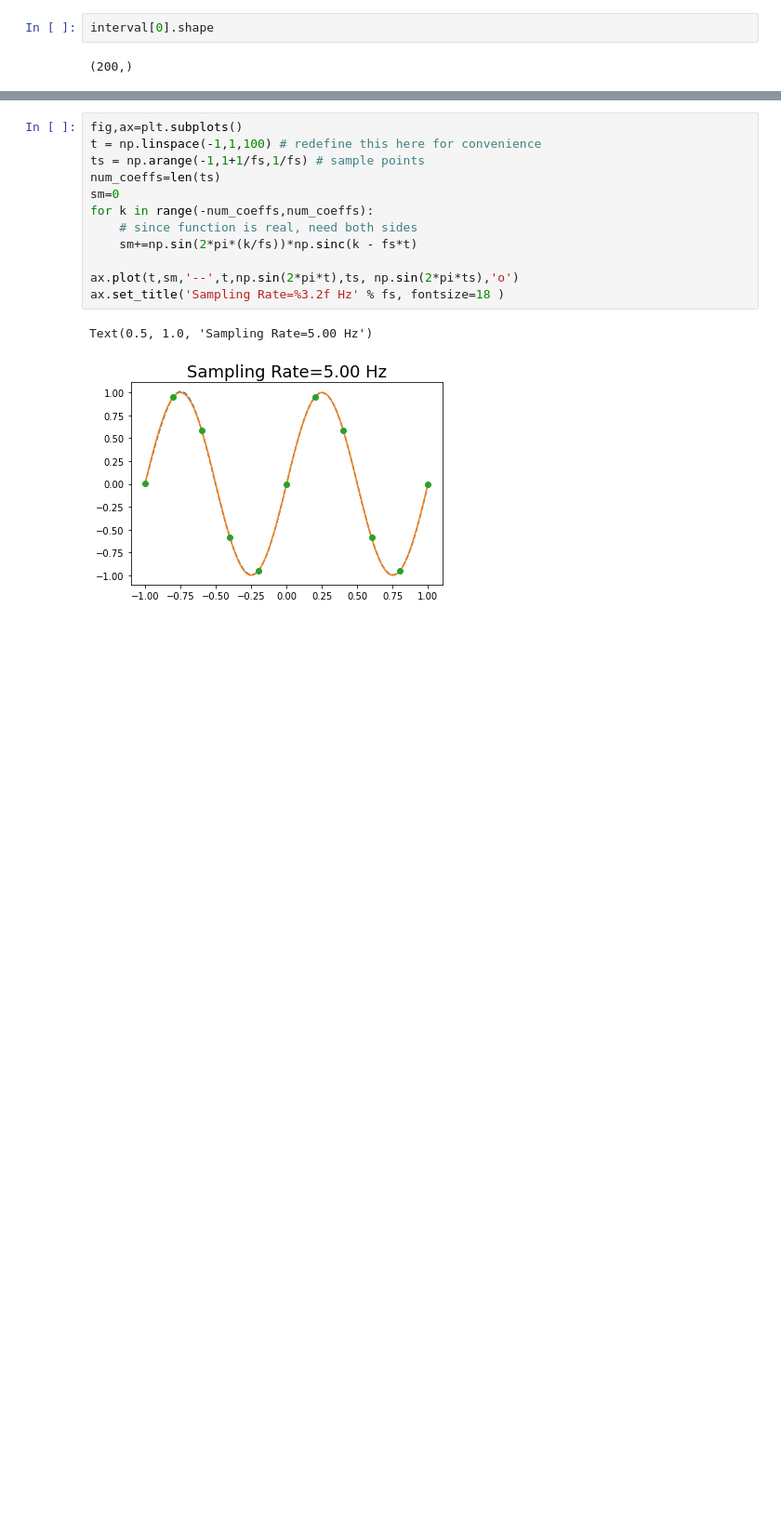
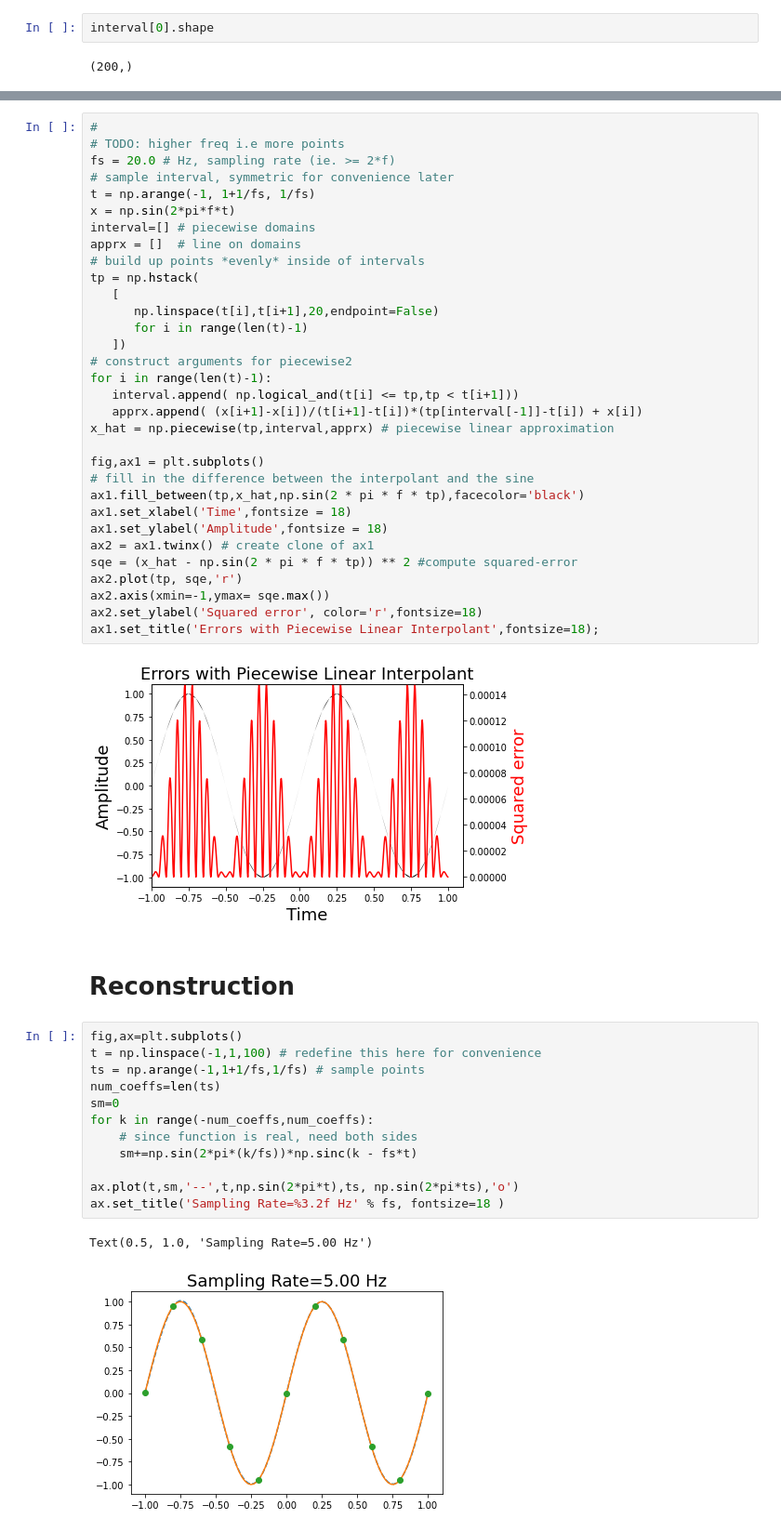
Before and after one commit to hazemMondy/signal-processing, a Jupyter notebook: ch1.ipynb, the cells around one changed output, grey strips where cells are left out. Shown at 93% size. Saved outputs shown, nothing was run; the diff lists cells and outputs as text; blank space fills up the shorter version.

Commit message:
Add: summary for section 2.1 till Reconstruction

```diff
--- a/ch1.ipynb
+++ b/ch1.ipynb
@@ -67,3 +96,39 @@ ax1.set_title('Errors with Piecewise Linear Interpolant',fontsize=18);
+# %%
+#
+# TODO: higher freq i.e more points
+fs = 20.0 # Hz, sampling rate (ie. >= 2*f)
+# sample interval, symmetric for convenience later
+t = np.arange(-1, 1+1/fs, 1/fs)
+x = np.sin(2*pi*f*t)
+interval=[] # piecewise domains
+apprx = []  # line on domains
+# build up points *evenly* inside of intervals
+tp = np.hstack(
+   [
+      np.linspace(t[i],t[i+1],20,endpoint=False)
+      for i in range(len(t)-1)
+   ])
+# construct arguments for piecewise2
+for i in range(len(t)-1):
+   interval.append( np.logical_and(t[i] <= tp,tp < t[i+1]))
+   apprx.append( (x[i+1]-x[i])/(t[i+1]-t[i])*(tp[interval[-1]]-t[i]) + x[i])
+x_hat = np.piecewise(tp,interval,apprx) # piecewise linear approximation
+
+fig,ax1 = plt.subplots()
+# fill in the difference between the interpolant and the sine
+ax1.fill_between(tp,x_hat,np.sin(2 * pi * f * tp),facecolor='black')
+ax1.set_xlabel('Time',fontsize = 18)
+ax1.set_ylabel('Amplitude',fontsize = 18)
+ax2 = ax1.twinx() # create clone of ax1
+sqe = (x_hat - np.sin(2 * pi * f * tp)) ** 2 #compute squared-error
+ax2.plot(tp, sqe,'r')
+ax2.axis(xmin=-1,ymax= sqe.max())
+ax2.set_ylabel('Squared error', color='r',fontsize=18)
+ax1.set_title('Errors with Piecewise Linear Interpolant',fontsize=18);
+# %% [output]
+[figure, added]
+# %% [markdown]
+# Reconstruction
 # %%
 fig,ax=plt.subplots()
 t = np.linspace(-1,1,100) # redefine this here for convenience
```
Also changed, not shown: parts of 7 cells of this notebook.
